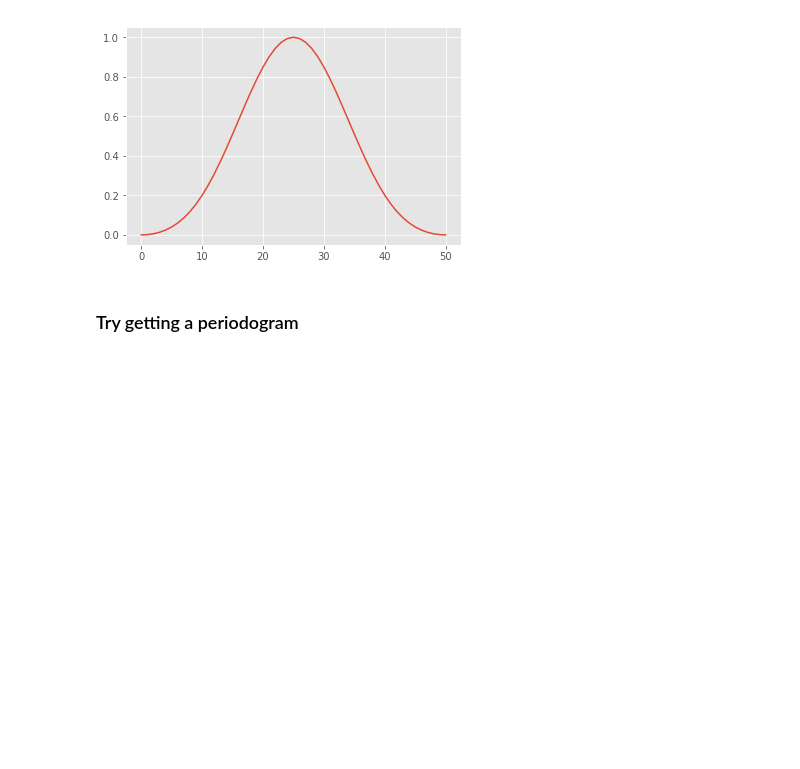
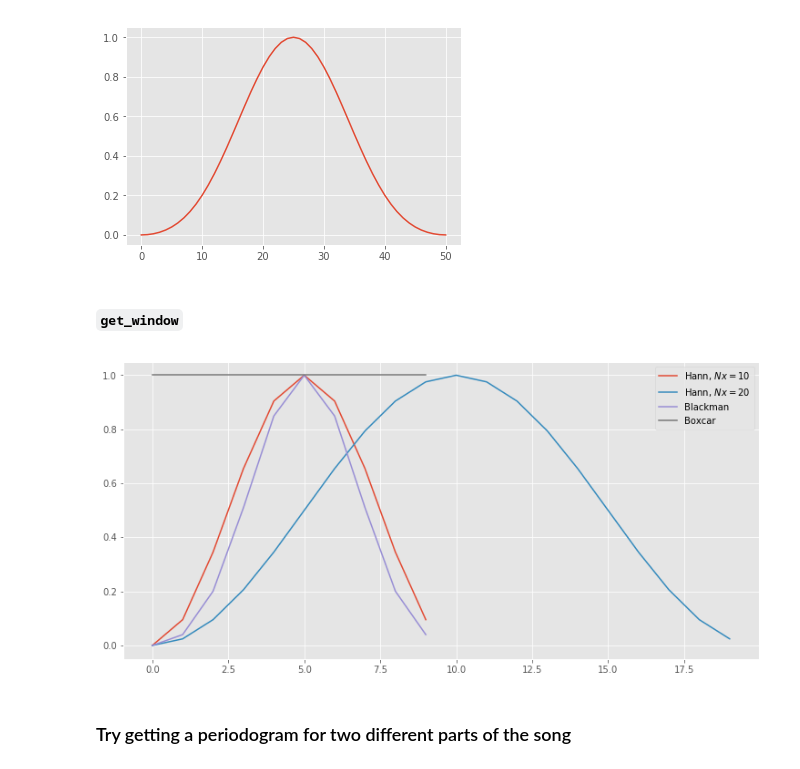
Before and after one commit to mcstanle/freezam, a Jupyter notebook: notebooks/exploring_some_audio_data.ipynb, the cells around one changed output. Cells and saved outputs as stored; diff of their text form; code cells hidden in the pictures; blank space fills up the shorter version.

```diff
--- a/notebooks/exploring_some_audio_data.ipynb
+++ b/notebooks/exploring_some_audio_data.ipynb
@@ -95,5 +100,28 @@ plt.plot(window)
 plt.show()
 # %% [output]
 [figure]
+# %% [markdown]
+##### `get_window`
+# %%
+# see what this function outputs
+window_hann_10 = signal.windows.get_window(window='hann', Nx=10)
+window_hann_20 = signal.windows.get_window(window='hann', Nx=20)
+
+window_blackman = signal.windows.get_window(window='blackman', Nx=10)
+window_boxcar = signal.windows.get_window(window='boxcar', Nx=10)
+# %%
+# plot the above
+plt.figure(figsize=(12.5, 6))
+
+# plot different windows
+plt.plot(window_hann_10, label='Hann, $Nx=10$')
+plt.plot(window_hann_20, label='Hann, $Nx=20$')
+plt.plot(window_blackman, label='Blackman')
+plt.plot(window_boxcar, label='Boxcar')
+
+plt.legend(loc='best')
+plt.show()
+# %% [output]
+[figure, added]
 # %% [markdown]
-### Try getting a periodogram
+### Try getting a periodogram for two different parts of the song
```
Also changed, not shown: parts of 26 cells of this notebook, 2 other files.
